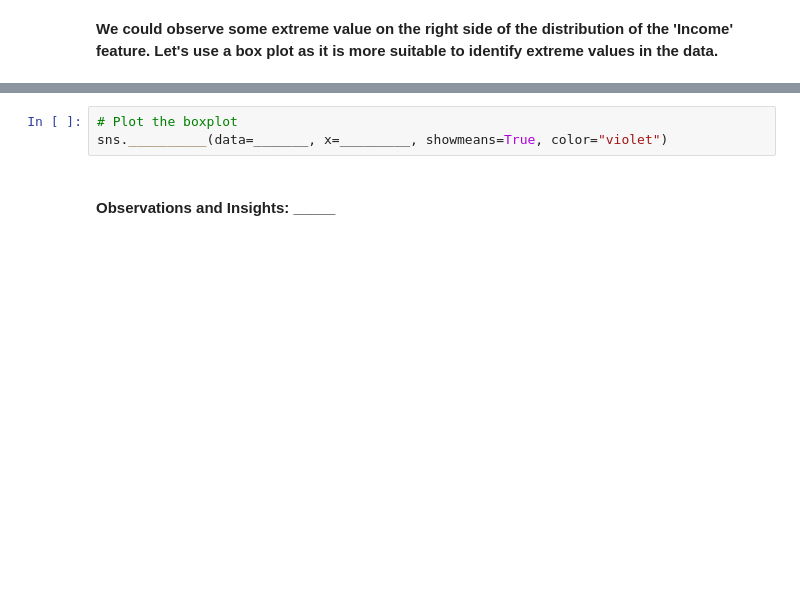
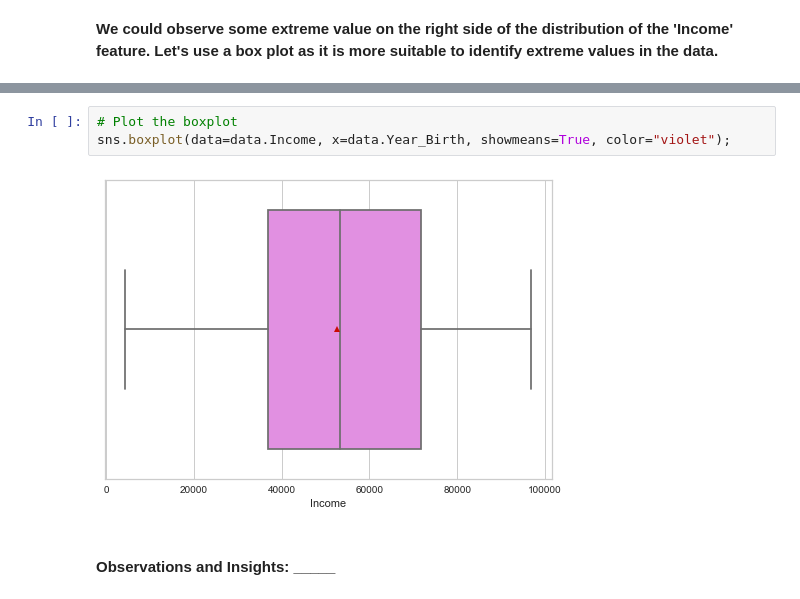
Before and after one commit to robertxbrown06/unsupervised-learning-customer-segmentation, a Jupyter notebook: Reference_Notebook_Milestone_1_Unsupervised_Learning.ipynb, the cells around one changed output, grey strips where cells are left out. Drawn from its saved outputs; the diff is of its cells as text; blank space fills up the shorter version.

```diff
--- a/Reference_Notebook_Milestone_1_Unsupervised_Learning.ipynb
+++ b/Reference_Notebook_Milestone_1_Unsupervised_Learning.ipynb
@@ -342,6 +355,8 @@ plt.show()
 # %%
 # Plot the boxplot
-sns.__________(data=_______, x=_________, showmeans=True, color="violet")
+sns.boxplot(data=data.Income, x=data.Year_Birth, showmeans=True, color="violet");
+# %% [output]
+[figure, added]
 # %% [markdown]
 #### **Observations and Insights: _____**
 # %% [markdown]
```
Also changed, not shown: parts of 34 cells of this notebook.
